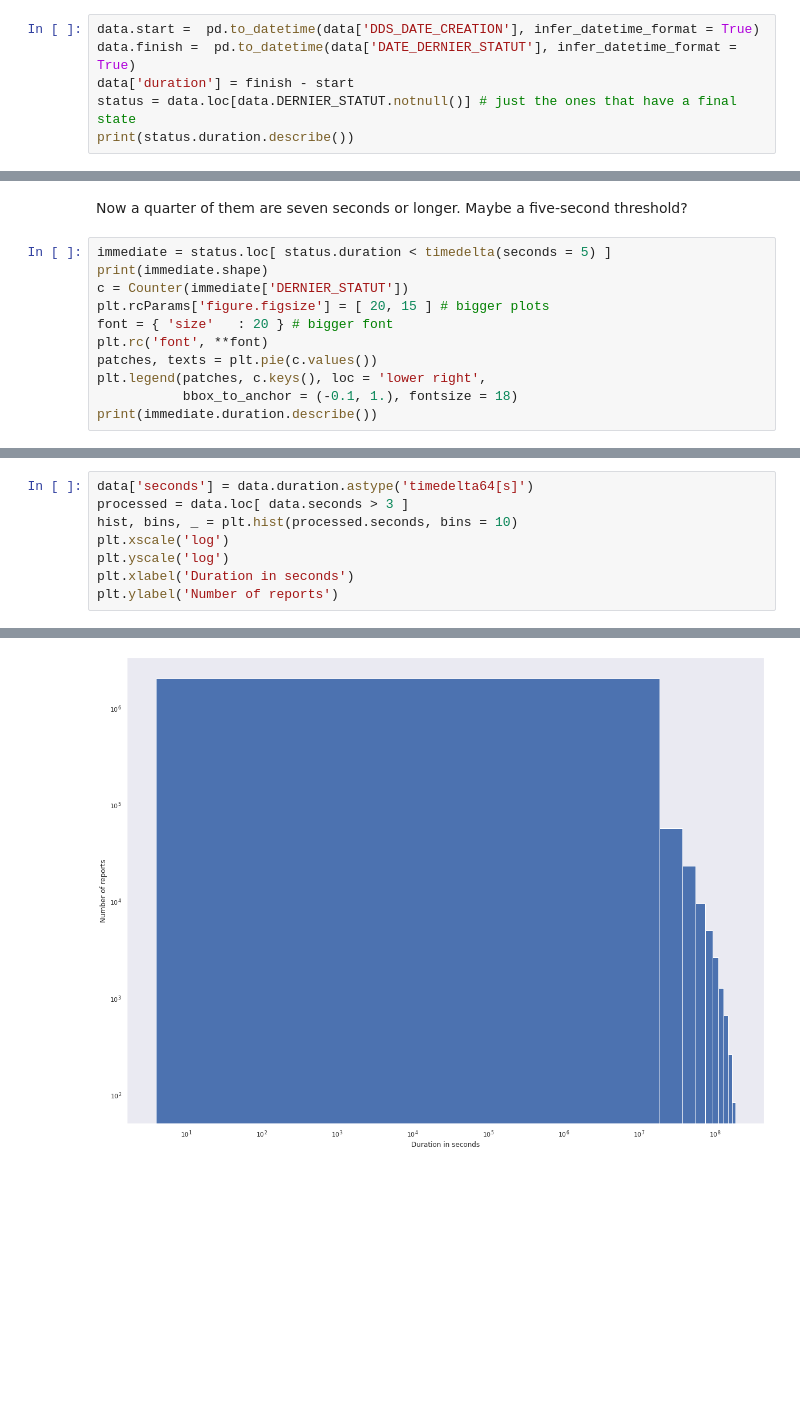
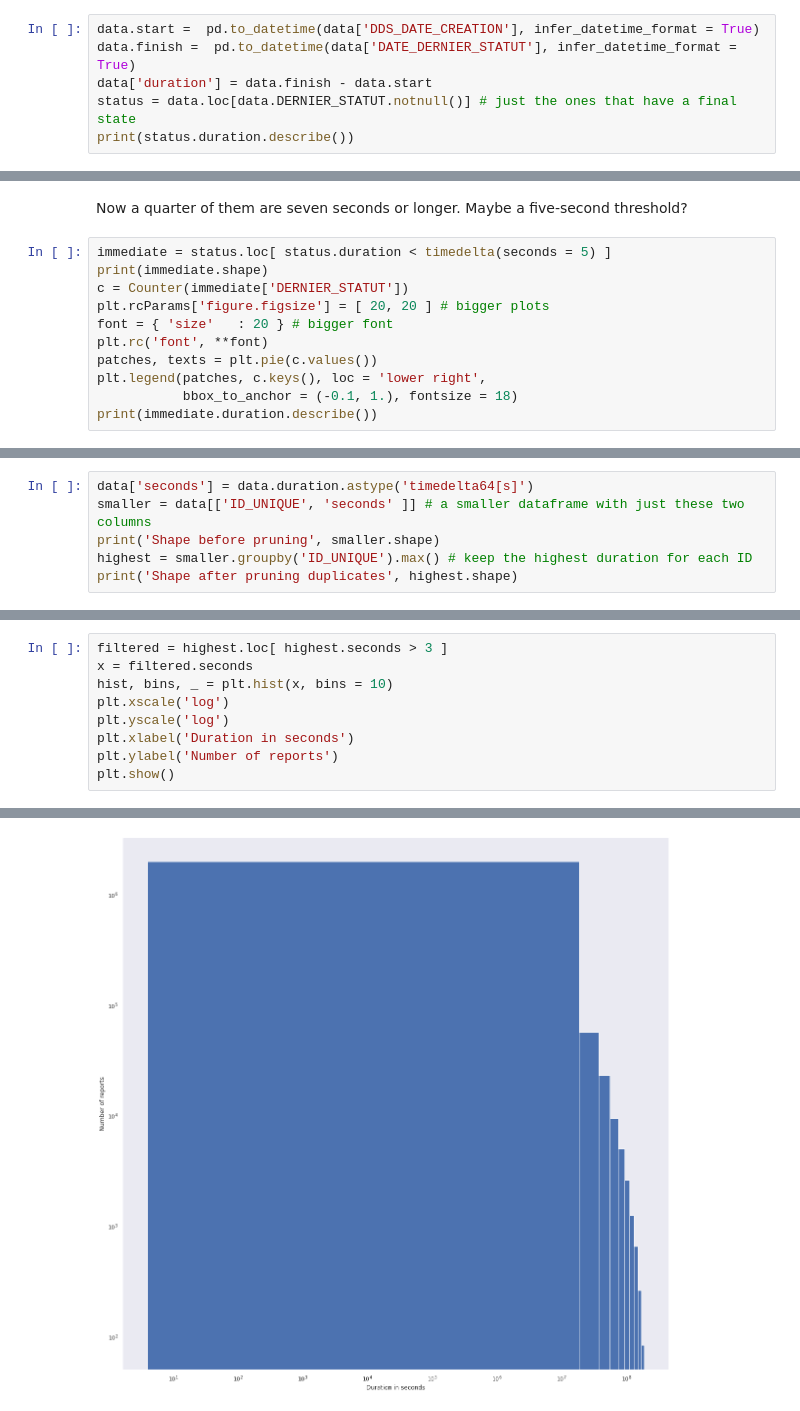
Before and after one commit to satuelisa/Requetes311, a Jupyter notebook: Statistics.ipynb, the cells around one changed output, grey strips where cells are left out. Drawn from its saved outputs; the diff is of its cells as text; blank space fills up the shorter version.

Commit message:
More histograms

```diff
--- a/Statistics.ipynb
+++ b/Statistics.ipynb
@@ -379,7 +379,7 @@ plt.legend(patches, c.keys(), loc = 'lower right',
 # %%
 data.start =  pd.to_datetime(data['DDS_DATE_CREATION'], infer_datetime_format = True)
 data.finish =  pd.to_datetime(data['DATE_DERNIER_STATUT'], infer_datetime_format = True)
-data['duration'] = finish - start
+data['duration'] = data.finish - data.start
 status = data.loc[data.DERNIER_STATUT.notnull()] # just the ones that have a final state
 print(status.duration.describe())
 # %% [output]
@@ -449,7 +449,7 @@ Now a quarter of them are seven seconds or longer. Maybe a five-second threshold
 immediate = status.loc[ status.duration < timedelta(seconds = 5) ]
 print(immediate.shape)
 c = Counter(immediate['DERNIER_STATUT'])
-plt.rcParams['figure.figsize'] = [ 20, 15 ] # bigger plots
+plt.rcParams['figure.figsize'] = [ 20, 20 ] # bigger plots
 font = { 'size'   : 20 } # bigger font
 plt.rc('font', **font)
 patches, texts = plt.pie(c.values())
@@ -470,0 +475,6 @@ Name: duration, dtype: object
+# %%
+data['seconds'] = data.duration.astype('timedelta64[s]')
+smaller = data[['ID_UNIQUE', 'seconds' ]] # a smaller dataframe with just these two columns
+print('Shape before pruning', smaller.shape)
+highest = smaller.groupby('ID_UNIQUE').max() # keep the highest duration for each ID
+print('Shape after pruning duplicates', highest.shape)
@@ -473,9 +486,10 @@ That should be fine: we can assume that anything that required human involvement
 # %%
-data['seconds'] = data.duration.astype('timedelta64[s]')
-processed = data.loc[ data.seconds > 3 ]
-hist, bins, _ = plt.hist(processed.seconds, bins = 10)
+filtered = highest.loc[ highest.seconds > 3 ]
+x = filtered.seconds
+hist, bins, _ = plt.hist(x, bins = 10)
 plt.xscale('log')
 plt.yscale('log')
 plt.xlabel('Duration in seconds')
 plt.ylabel('Number of reports')
+plt.show()
 # %% [output]
@@ -483,2 +496,2 @@ Text(0, 0.5, 'Number of reports')
-[figure, old version]
+[figure, new version]
 # %% [markdown]
```
Also changed, not shown: parts of 11 cells of this notebook.
